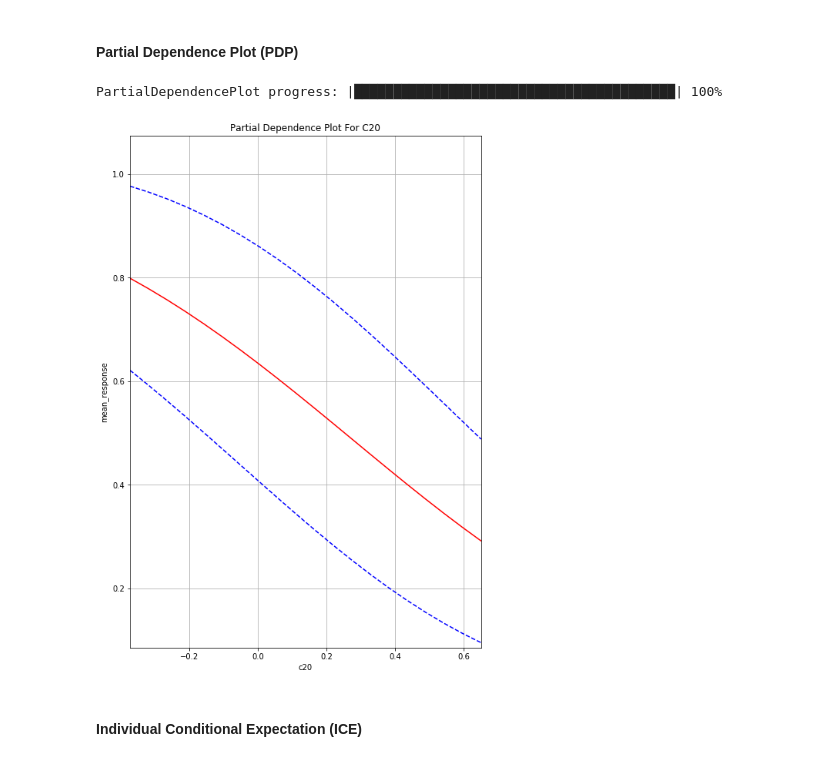
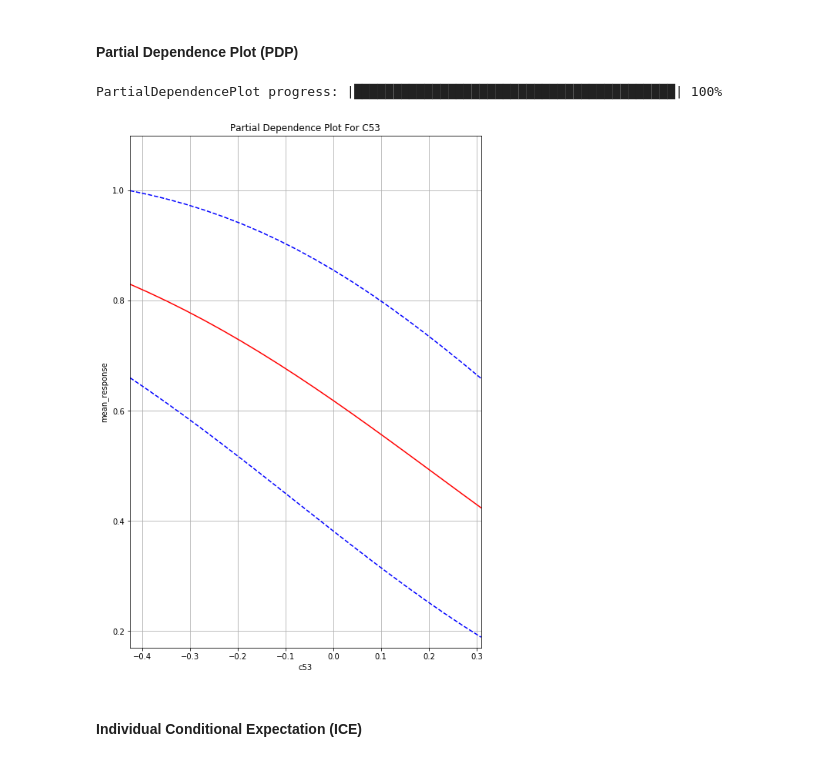
Before and after one commit to MandyMY/AI-Addin, a Jupyter notebook: Final Project.ipynb, the cells around one changed output. Drawn from its saved outputs; the diff is of its cells as text; code cells hidden in the pictures.

```diff
--- a/Final Project.ipynb
+++ b/Final Project.ipynb
@@ -362,10 +359,10 @@ glm_logistic_plus_summary.varimp_plot()
 # %% [markdown]
 #### Partial Dependence Plot (PDP)
 # %%
-pdp_word_vecs = glm_logistic_plus_summary.partial_plot(data = ext_train_new, cols = ["C20"])
+pdp_word_vecs = glm_logistic_plus_summary.partial_plot(data = ext_train_new, cols = ["C53"])
 # %% [output]
 PartialDependencePlot progress: |█████████████████████████████████████████| 100%
-[figure, old version]
+[figure, new version]
 # %% [markdown]
 #### Individual Conditional Expectation (ICE)
 # %%
```
Also changed, not shown: parts of 30 cells of this notebook, 3 other files.
